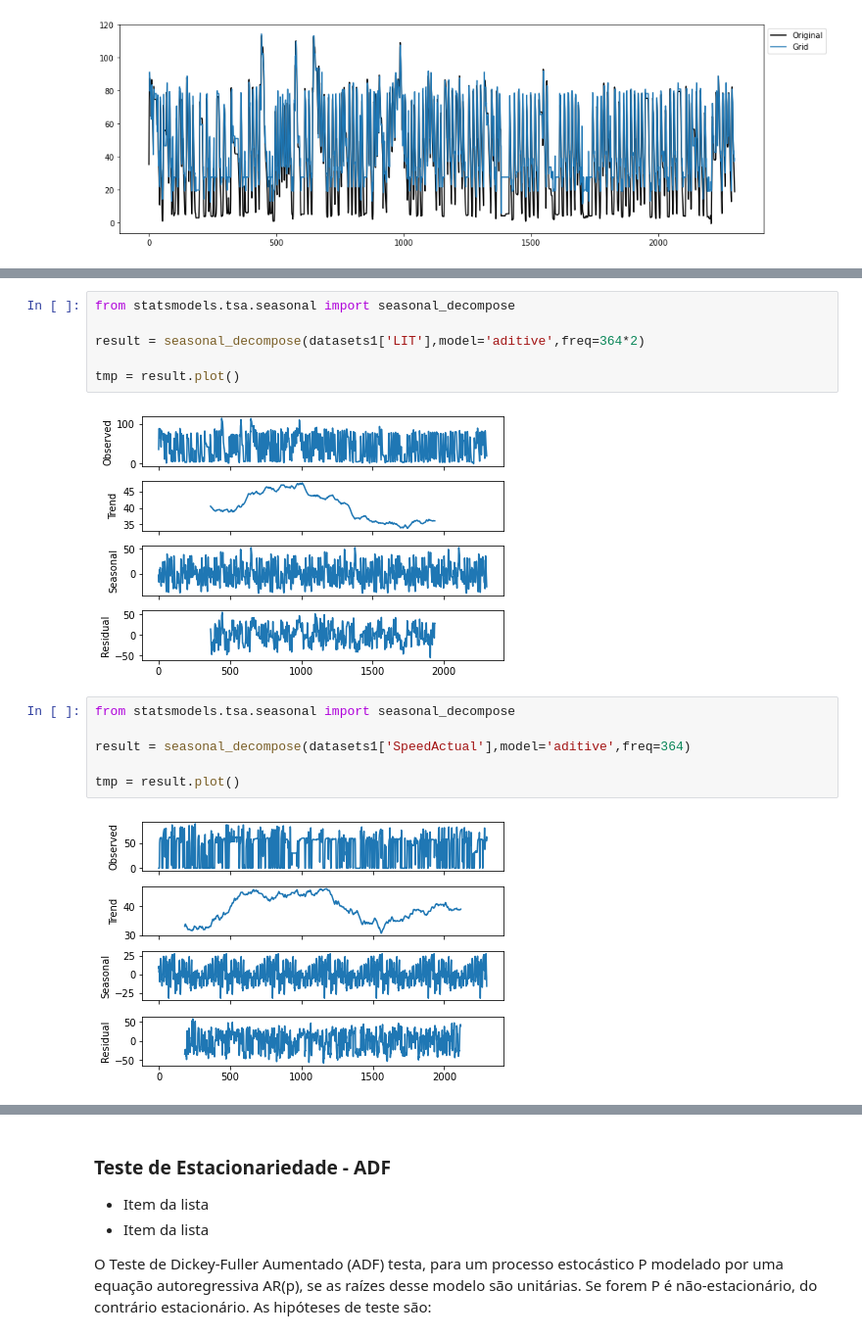
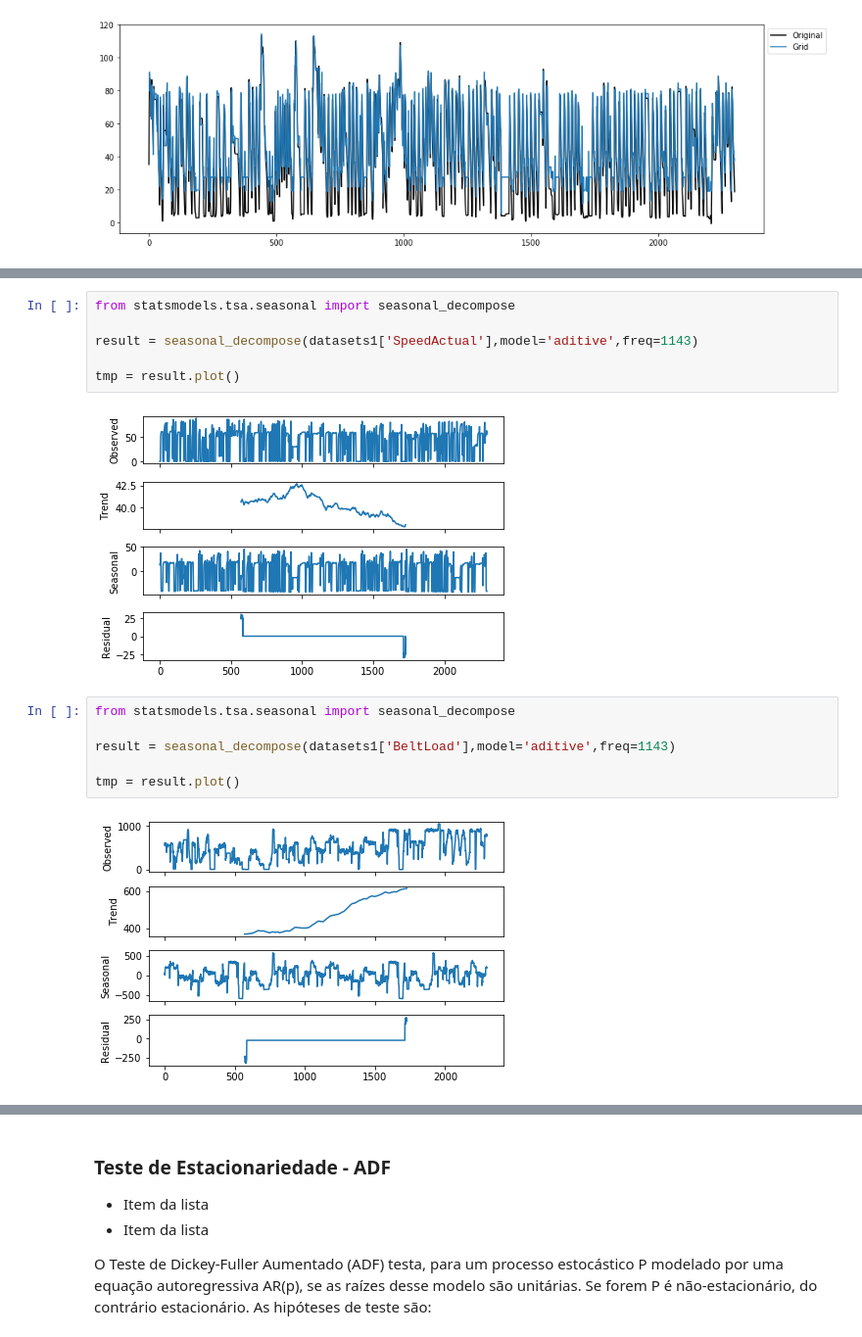
Before and after one commit to gabrielvinicios02/ExperimentsMultivariate, a Jupyter notebook: ClassificadorXGBoost.ipynb, the cells around one changed output, grey strips where cells are left out. Shown at 98% size. Saved outputs shown, nothing was run; the diff lists cells and outputs as text.

```diff
--- a/ClassificadorXGBoost.ipynb
+++ b/ClassificadorXGBoost.ipynb
@@ -304,19 +312,19 @@ pd.DataFrame(rows, columns=['Partitions','RMSE','MAPE','U'])
 # %%
 from statsmodels.tsa.seasonal import seasonal_decompose
 
-result = seasonal_decompose(datasets1['LIT'],model='aditive',freq=364*2)
+result = seasonal_decompose(datasets1['SpeedActual'],model='aditive',freq=1143)
 
 tmp = result.plot()
 # %% [output]
-[figure, old version]
+[figure, new version]
 # %%
 from statsmodels.tsa.seasonal import seasonal_decompose
 
-result = seasonal_decompose(datasets1['SpeedActual'],model='aditive',freq=364)
+result = seasonal_decompose(datasets1['BeltLoad'],model='aditive',freq=1143)
 
 tmp = result.plot()
 # %% [output]
-[figure, old version]
+[figure, new version]
 # %%
 from statsmodels.tsa.seasonal import seasonal_decompose
 
```
Also changed, not shown: parts of 8 cells of this notebook.
